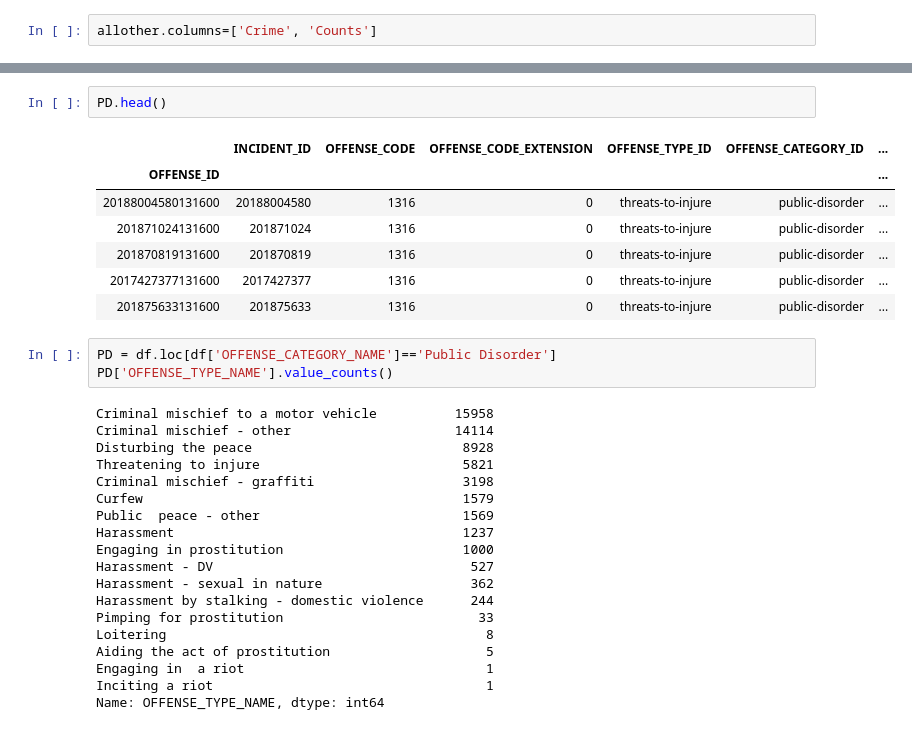
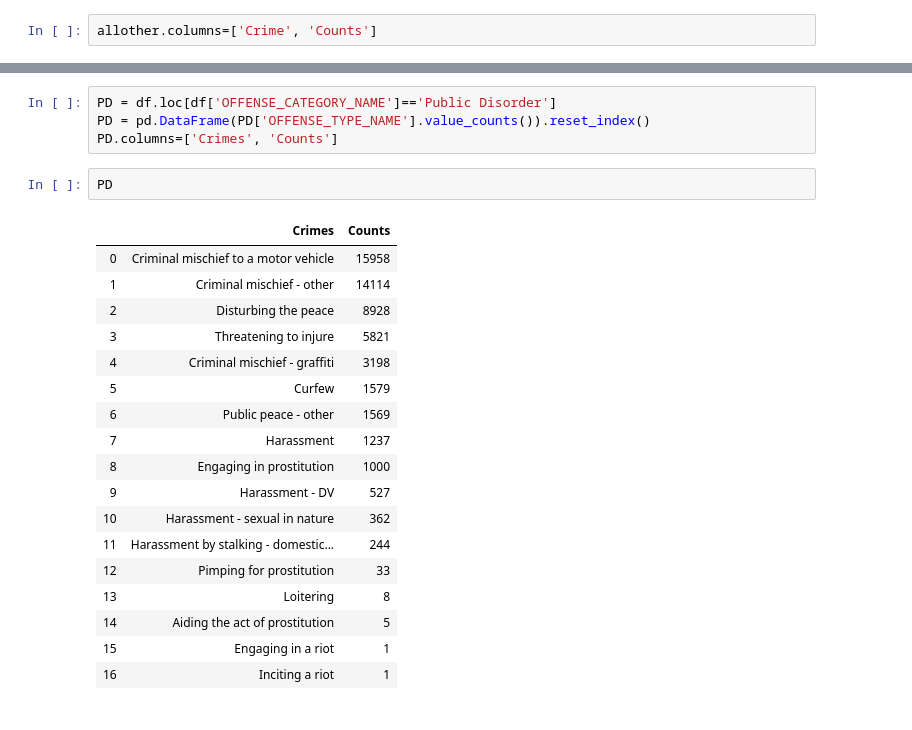
Before and after one commit to ByeongDoo-Han/Analysis, a Jupyter notebook: denver_crime.ipynb, the cells around one changed output, grey strips where cells are left out. Drawn from its saved outputs; the diff is of its cells as text.

```diff
--- a/denver_crime.ipynb
+++ b/denver_crime.ipynb
@@ -221,32 +180,25 @@ df.loc[df['OFFENSE_CODE']==6300]
+# %%
+PD = df.loc[df['OFFENSE_CATEGORY_NAME']=='Public Disorder']
+PD = pd.DataFrame(PD['OFFENSE_TYPE_NAME'].value_counts()).reset_index()
+PD.columns=['Crimes', 'Counts']
 # %%
-PD.head()
+PD
 # %% [output]
-|  | INCIDENT_ID | OFFENSE_CODE | OFFENSE_CODE_EXTENSION | OFFENSE_TYPE_ID | OFFENSE_CATEGORY_ID | ... |
-| OFFENSE_ID |  |  |  |  |  | ... |
-| 20188004580131600 | 20188004580 | 1316 | 0 | threats-to-injure | public-disorder | ... |
-| 201871024131600 | 201871024 | 1316 | 0 | threats-to-injure | public-disorder | ... |
-| 201870819131600 | 201870819 | 1316 | 0 | threats-to-injure | public-disorder | ... |
-| 2017427377131600 | 2017427377 | 1316 | 0 | threats-to-injure | public-disorder | ... |
-| 201875633131600 | 201875633 | 1316 | 0 | threats-to-injure | public-disorder | ... |
+|  | Crimes | Counts |
+| 0 | Criminal mischief to a motor vehicle | 15958 |
+| 1 | Criminal mischief - other | 14114 |
+| 2 | Disturbing the peace | 8928 |
+| 3 | Threatening to injure | 5821 |
+| 4 | Criminal mischief - graffiti | 3198 |
+| 5 | Curfew | 1579 |
+| 6 | Public peace - other | 1569 |
+| 7 | Harassment | 1237 |
+| 8 | Engaging in prostitution | 1000 |
+| 9 | Harassment - DV | 527 |
+| 10 | Harassment - sexual in nature | 362 |
+| 11 | Harassment by stalking - domestic... | 244 |
+| 12 | Pimping for prostitution | 33 |
+| 13 | Loitering | 8 |
+| 14 | Aiding the act of prostitution | 5 |
+| 15 | Engaging in a riot | 1 |
+| 16 | Inciting a riot | 1 |
-# %%
-PD = df.loc[df['OFFENSE_CATEGORY_NAME']=='Public Disorder']
-PD['OFFENSE_TYPE_NAME'].value_counts()
-# %% [output]
-Criminal mischief to a motor vehicle          15958
-Criminal mischief - other                     14114
-Disturbing the peace                           8928
-Threatening to injure                          5821
-Criminal mischief - graffiti                   3198
-Curfew                                         1579
-Public  peace - other                          1569
-Harassment                                     1237
-Engaging in prostitution                       1000
-Harassment - DV                                 527
-Harassment - sexual in nature                   362
-Harassment by stalking - domestic violence      244
-Pimping for prostitution                         33
-Loitering                                         8
-Aiding the act of prostitution                    5
-Engaging in  a riot                               1
-Inciting a riot                                   1
-Name: OFFENSE_TYPE_NAME, dtype: int64
```
Also changed, not shown: parts of 50 cells of this notebook.
